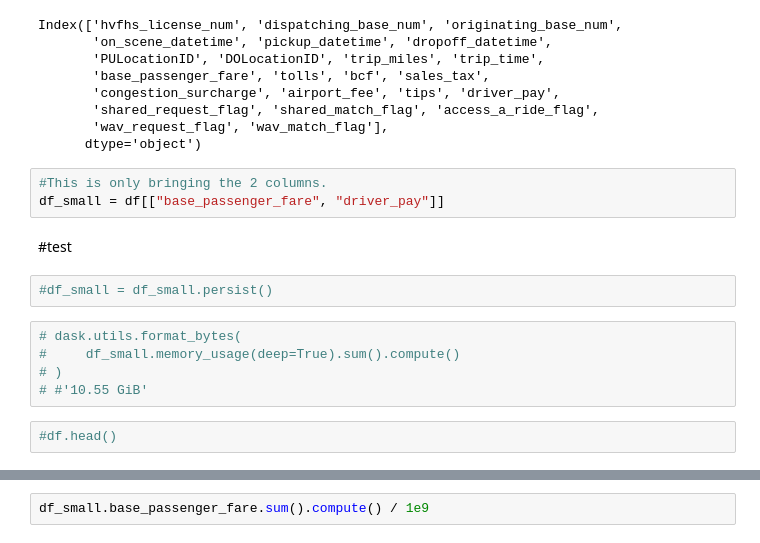
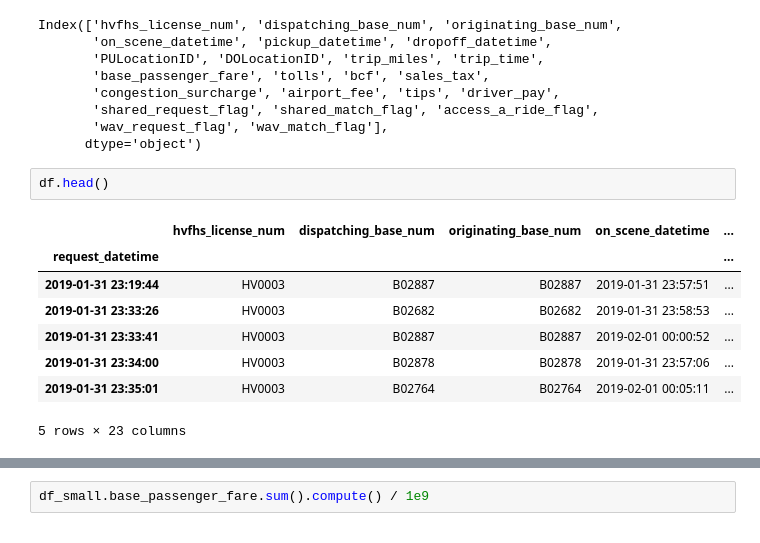
Before and after one commit to coiled/dask-tutorial, a Jupyter notebook: 2-Get_better-at-dask-dataframes.ipynb, the cells around one changed output, grey strips where cells are left out. Saved outputs shown, nothing was run; the diff lists cells and outputs as text.

```diff
--- a/2-Get_better-at-dask-dataframes.ipynb
+++ b/2-Get_better-at-dask-dataframes.ipynb
@@ -325,17 +341,14 @@ Index(['hvfhs_license_num', 'dispatching_base_num', 'originating_base_num',
        'shared_request_flag', 'shared_match_flag', 'access_a_ride_flag',
        'wav_request_flag', 'wav_match_flag'],
       dtype='object')
-# %%
-#This is only bringing the 2 columns.
-df_small = df[["base_passenger_fare", "driver_pay"]]
-# %% [markdown]
-#test
-# %%
-#df_small = df_small.persist()
-# %%
-# dask.utils.format_bytes(
-#     df_small.memory_usage(deep=True).sum().compute()
-# )
-# #'10.55 GiB'
 # %%
-#df.head()
+df.head()
+# %% [output]
+|  | hvfhs_license_num | dispatching_base_num | originating_base_num | on_scene_datetime | ... |
+| request_datetime |  |  |  |  | ... |
+| 2019-01-31 23:19:44 | HV0003 | B02887 | B02887 | 2019-01-31 23:57:51 | ... |
+| 2019-01-31 23:33:26 | HV0003 | B02682 | B02682 | 2019-01-31 23:58:53 | ... |
+| 2019-01-31 23:33:41 | HV0003 | B02887 | B02887 | 2019-02-01 00:00:52 | ... |
+| 2019-01-31 23:34:00 | HV0003 | B02878 | B02878 | 2019-01-31 23:57:06 | ... |
+| 2019-01-31 23:35:01 | HV0003 | B02764 | B02764 | 2019-02-01 00:05:11 | ... |
+5 rows × 23 columns
```
Also changed, not shown: parts of 66 cells of this notebook.
